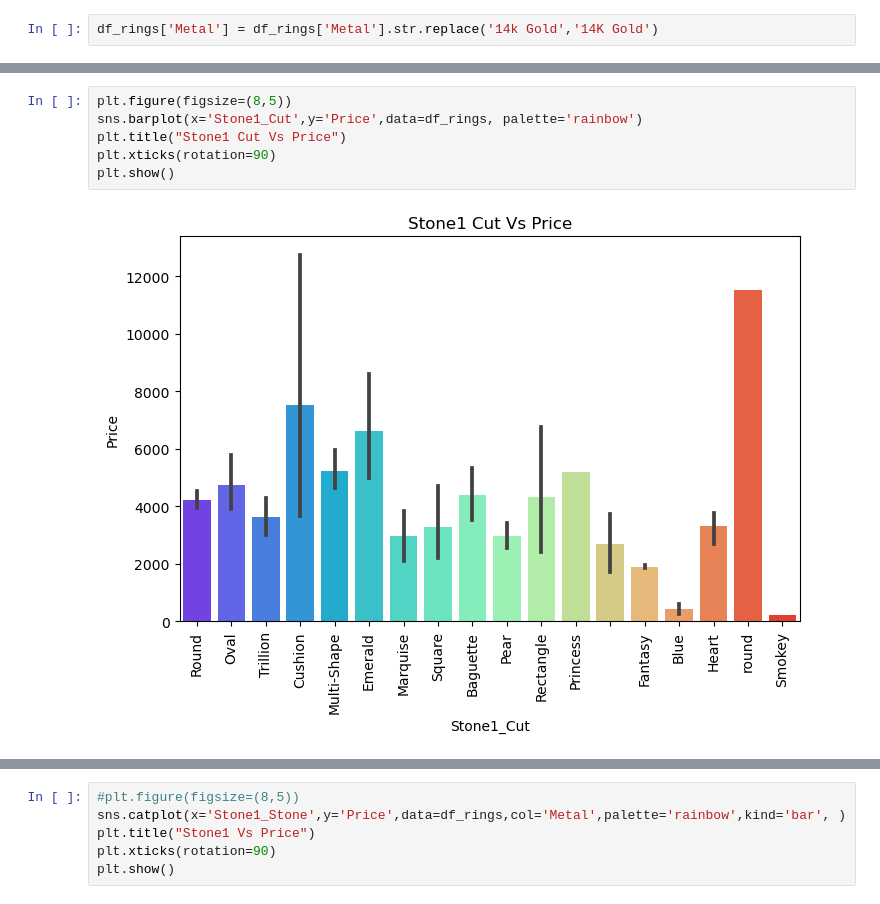
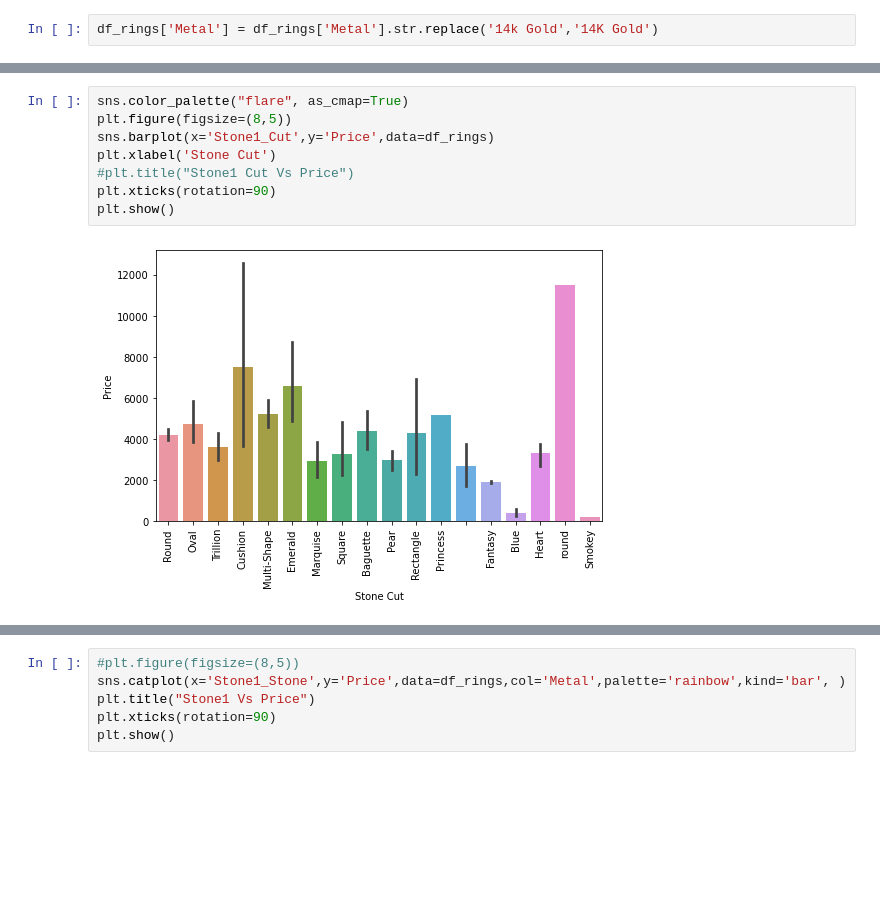
Before and after one commit to rgandhre/SpringBoard, a Jupyter notebook: DataScience_Capstone2/notebooks/Effy_EDA_Rings.ipynb, the cells around one changed output, grey strips where cells are left out. Saved outputs shown, nothing was run; the diff lists cells and outputs as text; blank space fills up the shorter version.

```diff
--- a/DataScience_Capstone2/notebooks/Effy_EDA_Rings.ipynb
+++ b/DataScience_Capstone2/notebooks/Effy_EDA_Rings.ipynb
@@ -129,11 +129,13 @@ plt.show()
 # %%
+sns.color_palette("flare", as_cmap=True)
 plt.figure(figsize=(8,5))
-sns.barplot(x='Stone1_Cut',y='Price',data=df_rings, palette='rainbow')
-plt.title("Stone1 Cut Vs Price")
+sns.barplot(x='Stone1_Cut',y='Price',data=df_rings)
+plt.xlabel('Stone Cut')
+#plt.title("Stone1 Cut Vs Price")
 plt.xticks(rotation=90)
 plt.show()
 # %% [output]
-[figure, old version]
+[figure, new version]
 # %%
 plt.figure(figsize=(8,5))
 sns.barplot(x='Stone1_Color',y='Price',data=df_rings, palette='rainbow')
```
Also changed, not shown: parts of 61 cells of this notebook.
